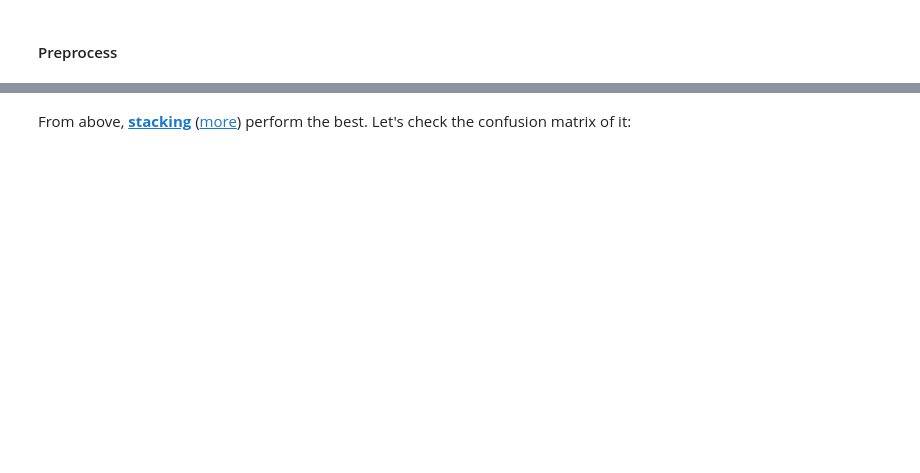
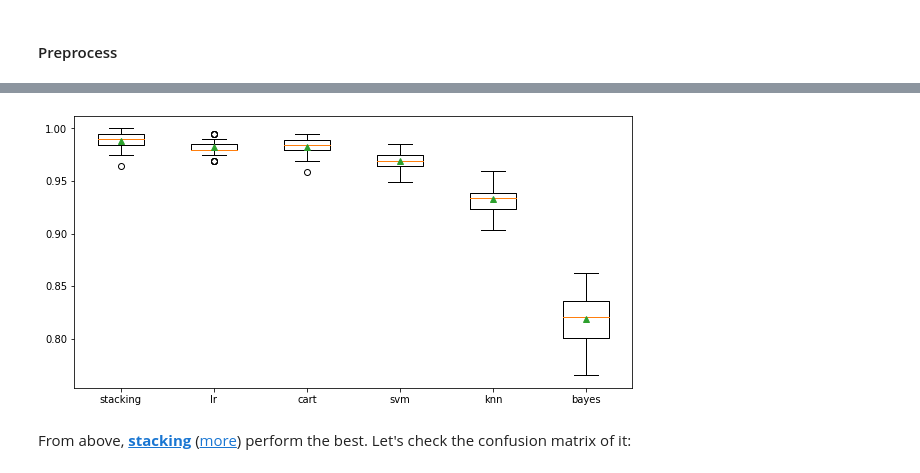
Before and after one commit to johnklee/ff_crawler, a Jupyter notebook: models/Issue4/ner_notebook.ipynb, the cells around one changed output, grey strips where cells are left out. Drawn from its saved outputs; the diff is of its cells as text; code cells hidden in the pictures; blank space fills up the shorter version.

```diff
--- a/models/Issue4/ner_notebook.ipynb
+++ b/models/Issue4/ner_notebook.ipynb
@@ -615,6 +691,7 @@ def get_dataset():
     df_columns.extend([f"title_wv_{i}" for i in range(300)])
     df_columns.extend([f"body_wv_{i}" for i in range(300)])
     df_columns.extend([f"vest_ohe_{i}" for i in range(len(vset))])
+    df_columns.extend([f"nest_ohe_{i}" for i in range(len(NN_KW_SET))])
     df_columns.append('num_of_bt')
     df_columns.append('title_wset_size')
     df_columns.append('body_wset_size')
@@ -655,7 +742,7 @@ def get_stacking():
     # define the base models
     level0 = list()
     level0.append(('lr', LogisticRegression(solver='liblinear')))
-    level0.append(('knn', KNeighborsClassifier()))
+    level0.append(('knn', KNeighborsClassifier(n_neighbors=7)))
     level0.append(('cart', DecisionTreeClassifier()))
     level0.append(('svm', SVC(C=10)))
     level0.append(('bayes', GaussianNB()))
@@ -668,10 +755,11 @@ def get_stacking():
     return model
 # %%
 # get a list of models to evaluate
+# https://scikit-learn.org/stable/auto_examples/classification/plot_classifier_comparison.html
 def get_models():
     models = dict()
     models['lr'] = LogisticRegression(solver='liblinear')
-    models['knn'] = KNeighborsClassifier()
+    models['knn'] = KNeighborsClassifier(n_neighbors=7)
     models['cart'] = DecisionTreeClassifier()
     models['svm'] = SVC(C=10)
     models['bayes'] = GaussianNB()
@@ -692,9 +780,10 @@ X, y, _ = get_dataset()
 models = get_models()
 
 # evaluate the models and store results
-results, names = list(), list()
+results = list()
 for name, model in models.items():
     scores = evaluate_model(model, X, y)
-    results.append(scores)
-    names.append(name)
-    print('>%s %.3f (%.3f)' % (name, mean(scores), std(scores)))
+    mean_score = mean(scores)
+    std_score = std(scores)
+    results.append((mean_score, name, scores))
+    print('>%s %.4f (%.4f)' % (name, mean_score, std_score))
@@ -701,8 +798,16 @@ for name, model in models.items():
 # %%
+# Sorting the result according to mean score
+sorted_scores, names = list(), list()
+for mean_score, name, scores in sorted(results, key=lambda t: t[0], reverse=True):
+    sorted_scores.append(scores)
+    names.append(name)
+
 # plot model performance for comparison
 plt.rcParams['figure.figsize'] = [10, 5]
-plt.boxplot(results, labels=names, showmeans=True)
+plt.boxplot(sorted_scores, labels=names, showmeans=True)
 plt.show()
+# %% [output]
+[figure, added]
 # %% [markdown]
 From above, [**stacking**](https://en.wikipedia.org/wiki/Ensemble_learning#Stacking) ([more](https://machinelearningmastery.com/stacking-ensemble-machine-learning-with-python/)) perform the best. Let's check the confusion matrix of it:
 # %%
```
Also changed, not shown: parts of 31 cells of this notebook, 2 other files.
